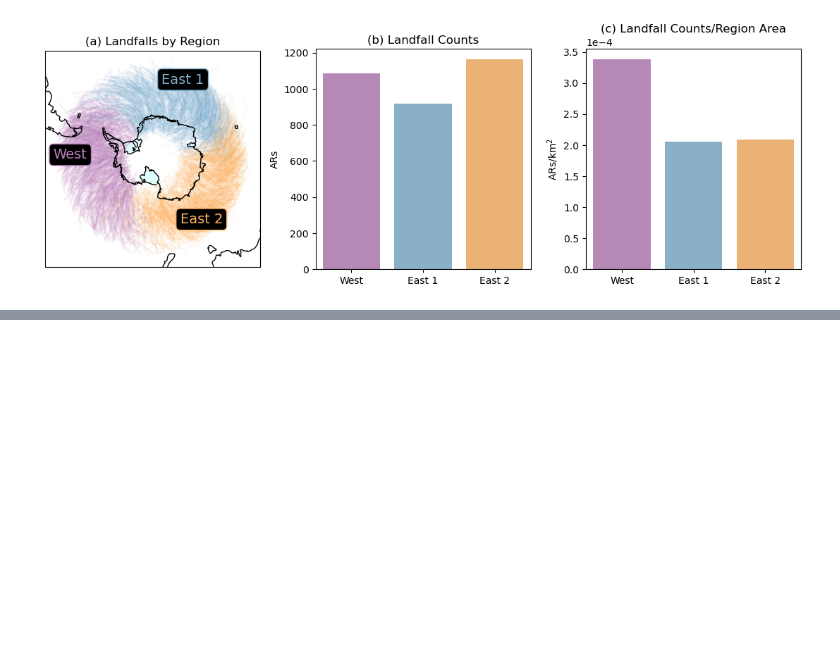
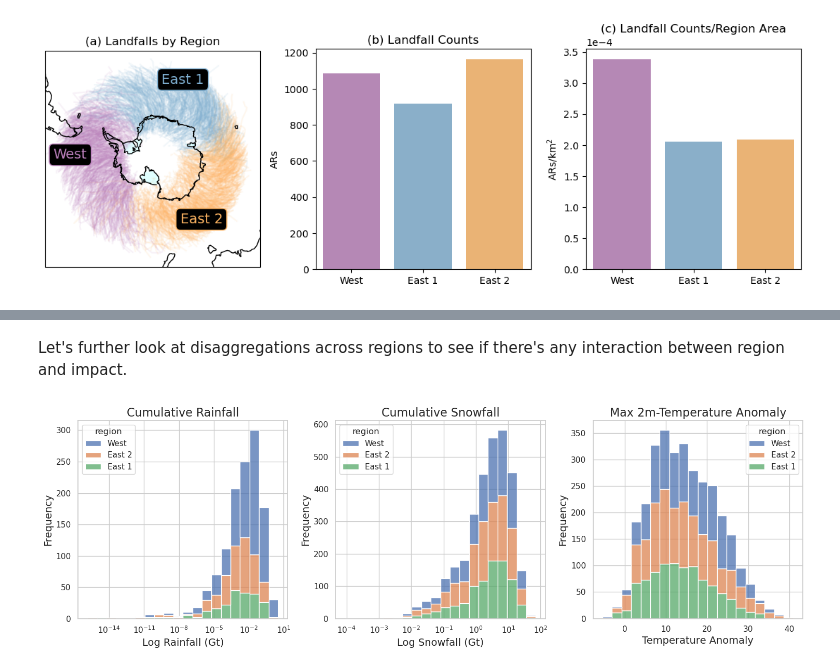
Before and after one commit to jbbutler/antarctic_AR_dataset, a Jupyter notebook: notebooks/dataset_explorations.ipynb, the cells around one changed output, grey strips where cells are left out. Saved outputs shown, nothing was run; the diff lists cells and outputs as text; code cells hidden in the pictures; blank space fills up the shorter version.

```diff
--- a/notebooks/dataset_explorations.ipynb
+++ b/notebooks/dataset_explorations.ipynb
@@ -181,0 +285,37 @@ year_df.groupby('coarser_region')['size'].describe()
+# %% [markdown]
+Let's further look at disaggregations across regions to see if there's any interaction between region and impact.
+# %%
+sns.set_theme(style="whitegrid")
+
+# create a figure with 3 subplots arranged in 1 row and 3 columns
+fig, axes = plt.subplots(1, 3, figsize=(15, 5))
+
+# define the column name that contains your regions
+region_col = 'region'
+
+# histogram 1: cumulative rainfall (log scale)
+sns.histplot(data=dataset, x='cumulative_rainfall_ais', hue=region_col, multiple='stack', bins=20, log_scale=True, ax=axes[0])
+axes[0].set_title('Cumulative Rainfall', fontsize=16)
+axes[0].set_xlabel('Log Rainfall (Gt)', fontsize=14)
+axes[0].set_ylabel('Frequency', fontsize=14)
+
+# histogram 2: cumulative snowfall (log scale)
+sns.histplot(data=dataset, x='cumulative_snowfall_ais', hue=region_col, multiple='stack', bins=20, log_scale=True, ax=axes[1])
+axes[1].set_title('Cumulative Snowfall', fontsize=16)
+axes[1].set_xlabel('Log Snowfall (Gt)', fontsize=14)
+axes[1].set_ylabel('Frequency', fontsize=14)
+
+# histogram 3: max T2M anomaly (untransformed)
+# Note: Changed data=res to data=dataset assuming 'res' was a typo, change back if 'res' is a separate dataframe
+sns.histplot(data=dataset, x='max_T2M_anomaly_ais', hue=region_col, multiple='stack', bins=20, ax=axes[2])
+axes[2].set_title('Max 2m-Temperature Anomaly', fontsize=16)
+axes[2].set_xlabel('Temperature Anomaly', fontsize=14)
+axes[2].set_ylabel('Frequency', fontsize=14)
+
+# automatically adjust spacing between subplots
+plt.tight_layout()
+
+# display the plot
+fig.savefig('../output/plots/impact_distributions_regional.png', dpi=300)
+# %% [output]
+[figure, added]
```
Also changed, not shown: parts of 37 cells of this notebook, 2 other files.
